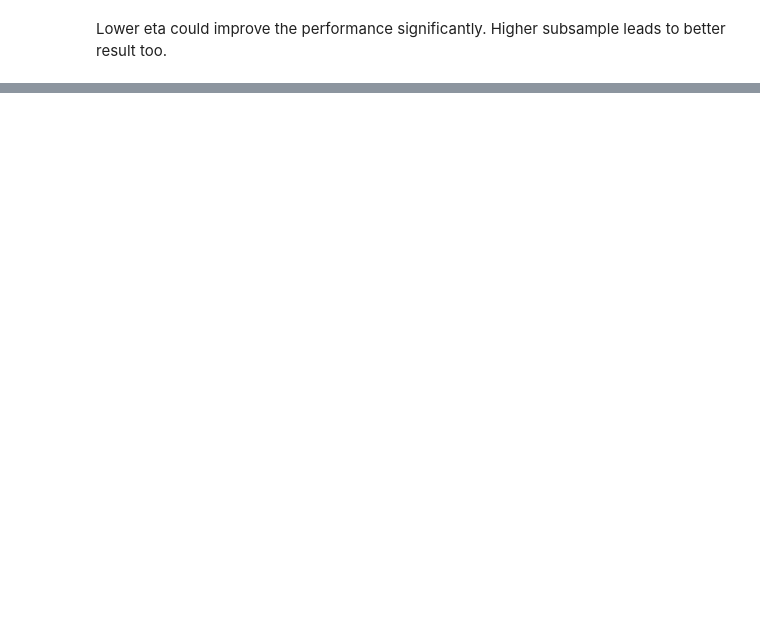
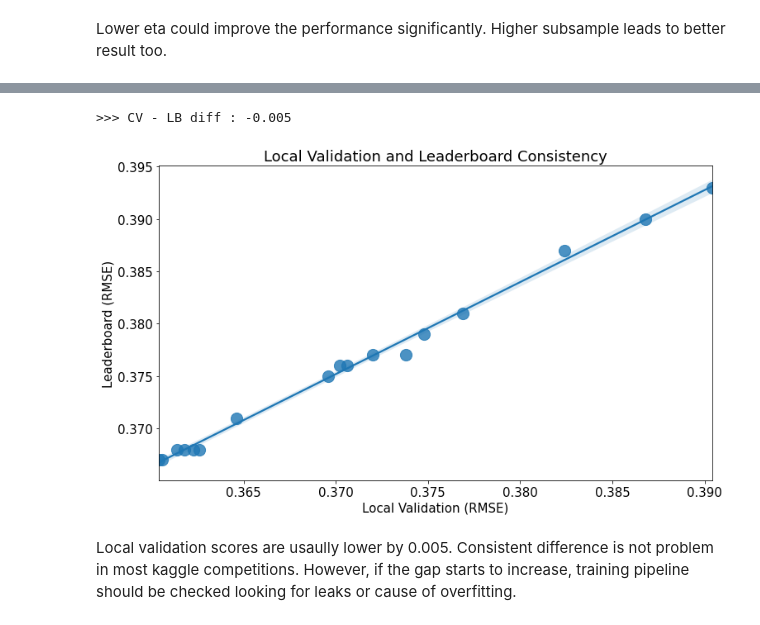
Before and after one commit to sam351/competitions, a Jupyter notebook: kaggle_NY-taxi/200625_NY-taxi_study-03_from-EDA-to-the-Top.ipynb, the cells around one changed output, grey strips where cells are left out. Saved outputs shown, nothing was run; the diff lists cells and outputs as text; code cells hidden in the pictures; blank space fills up the shorter version.

Commit message:
Modify 200625_NY-taxi_study-03_from-EDA-to-the-Top.ipynb
- Add Cross Validation Test

```diff
--- a/kaggle_NY-taxi/200625_NY-taxi_study-03_from-EDA-to-the-Top.ipynb
+++ b/kaggle_NY-taxi/200625_NY-taxi_study-03_from-EDA-to-the-Top.ipynb
@@ -851,0 +848,15 @@ Lower eta could improve the performance significantly. Higher subsample leads to
+# %%
+cv_lb_df = pd.DataFrame({'cv':[0.3604,0.36056,0.3614,0.3618,0.3623,0.3626,0.3646,0.3696,0.3702,0.3706,0.372,0.3738,0.37477,0.37691,0.3824,0.3868,0.3904],
+                         'lb':[0.367,0.367,0.368,0.368,0.368,0.368,0.371,0.375,0.376,0.376,0.377,0.377,0.379,0.381,0.387,0.39,0.393]})
+
+
+ax = sns.regplot(x='cv', y='lb', data=cv_lb_df, scatter_kws={'s':200})
+ax.set_xlabel('Local Validation (RMSE)')
+ax.set_ylabel('Leaderboard (RMSE)')
+ax.set_title('Local Validation and Leaderboard Consistency')
+print(f'>>> CV - LB diff : {cv_lb_df.cv.mean() - cv_lb_df.lb.mean():.3f}')
+# %% [output]
+>>> CV - LB diff : -0.005
+[figure, added]
+# %% [markdown]
+Local validation scores are usaully lower by 0.005. Consistent difference is not problem in most kaggle competitions. However, if the gap starts to increase, training pipeline should be checked looking for leaks or cause of overfitting.
```
Also changed, not shown: parts of 18 cells of this notebook.
